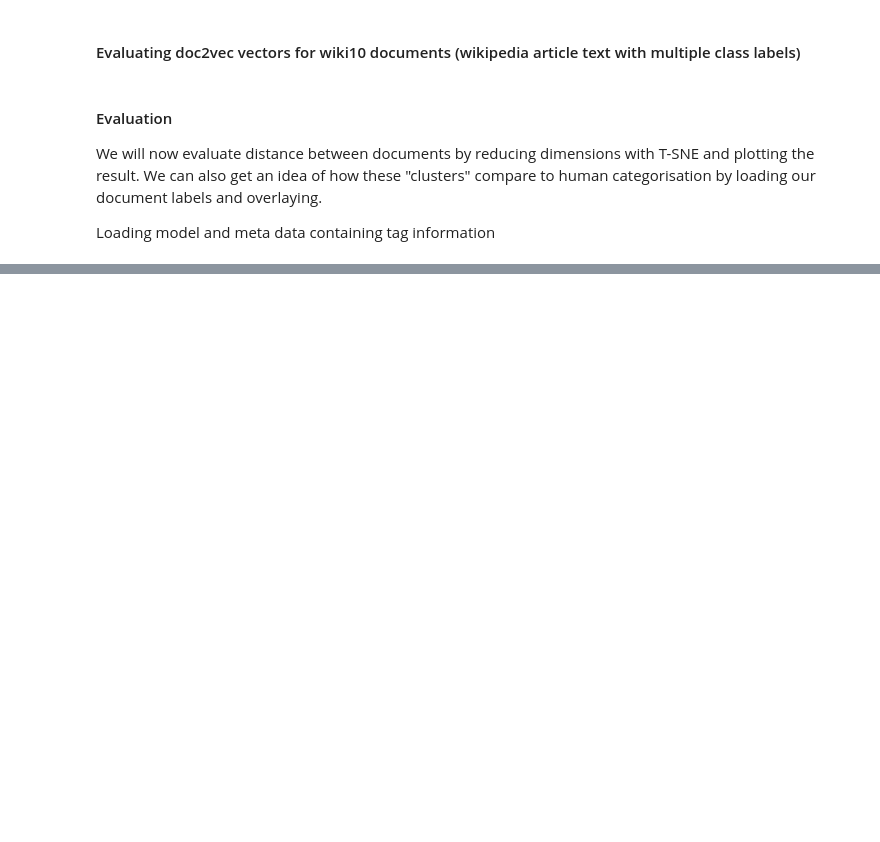
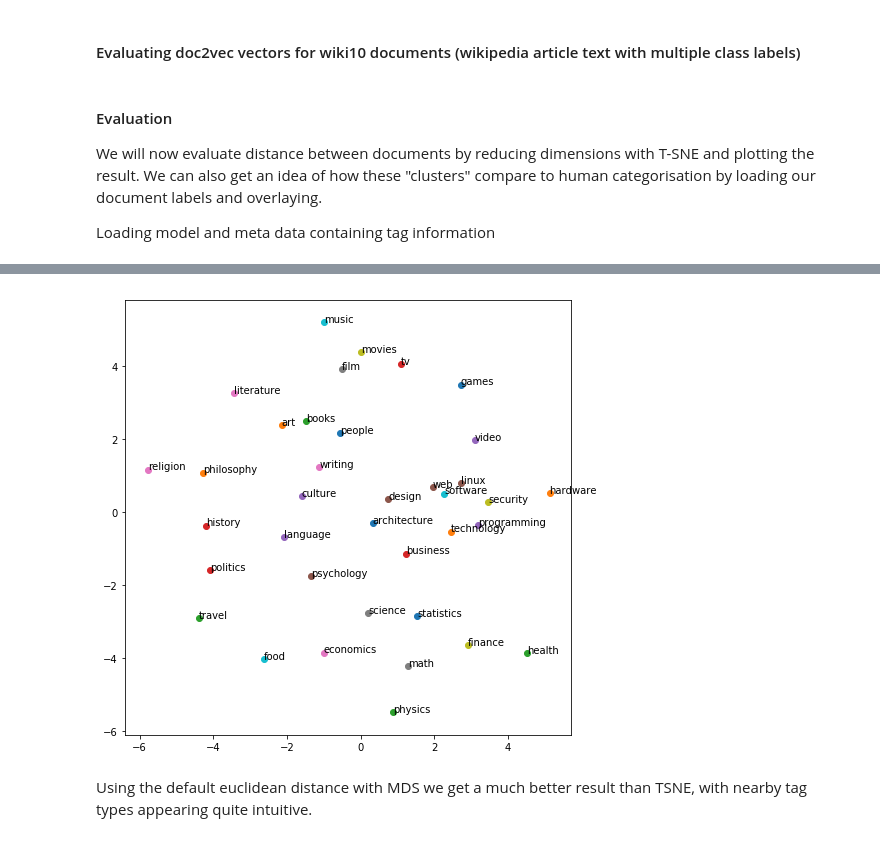
Before and after one commit to david-macleod/wiki10, a Jupyter notebook: 03_doc2vec-evaluate.ipynb, the cells around one changed output, grey strips where cells are left out. Drawn from its saved outputs; the diff is of its cells as text; code cells hidden in the pictures; blank space fills up the shorter version.

```diff
--- a/03_doc2vec-evaluate.ipynb
+++ b/03_doc2vec-evaluate.ipynb
@@ -152,0 +224,13 @@ Even in 2 dimensions there is a clear separation between some manually labelled
+# %%
+mds = MDS(n_components=2, random_state=1)
+mds_2d = mds.fit_transform(np.vstack(df_centroids['doc_vectors']))
+# %%
+X = mds_2d[:,0]
+Y = mds_2d[:,1]
+labels = df_centroids.tag.values
+
+plot_scatter_labels(X, Y, labels)
+# %% [output]
+[figure, added]
+# %% [markdown]
+Using the default euclidean distance with MDS we get a much better result than TSNE, with nearby tag types appearing quite intuitive.
```
Also changed, not shown: parts of 29 cells of this notebook, 1 other file.
